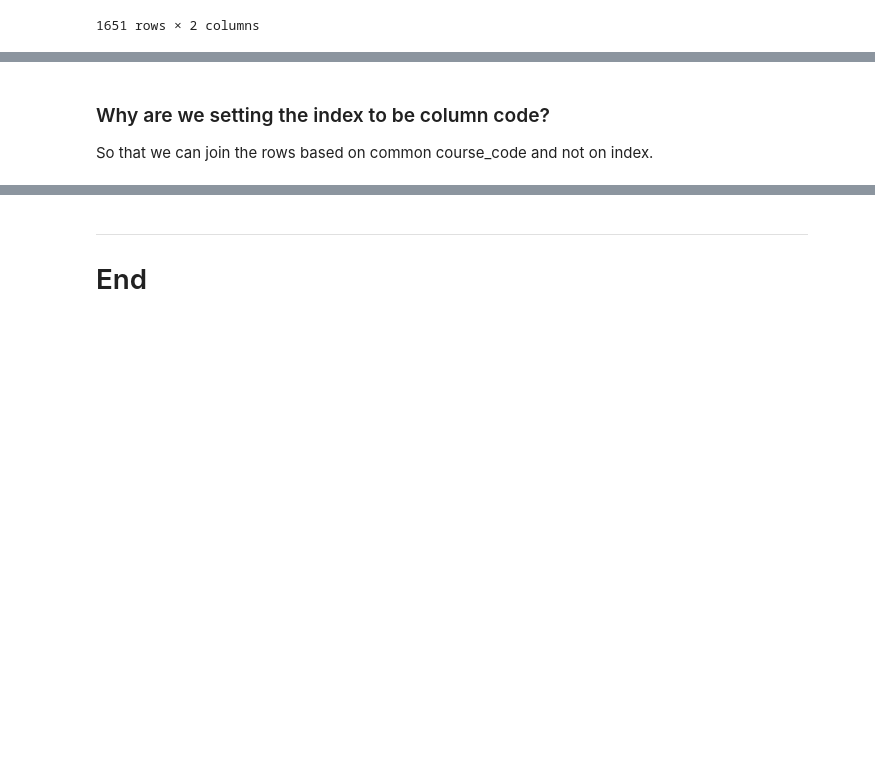
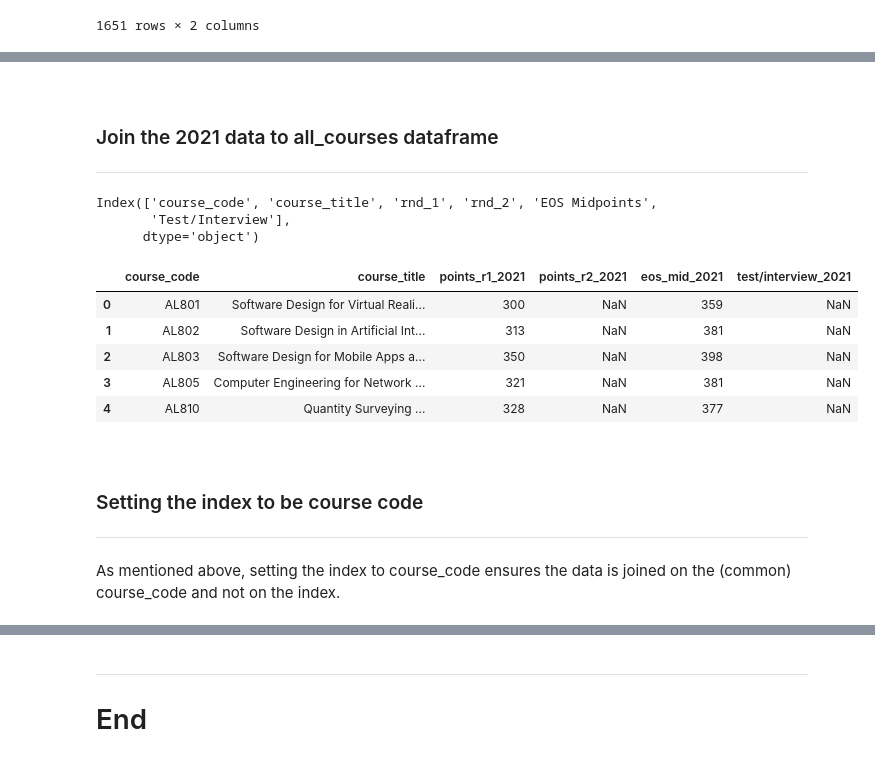
Before and after one commit to Izardo/Fundamentals_of_Data_Analysis, a Jupyter notebook: cao.ipynb, the cells around one changed output, grey strips where cells are left out. Cells and saved outputs as stored; diff of their text form; code cells hidden in the pictures; blank space fills up the shorter version.

```diff
--- a/cao.ipynb
+++ b/cao.ipynb
@@ -229,9 +265,9 @@ df_2021
 # %%
 # Save file path to a variable.
-eos_excel = 'data/CAOPointsCharts2021.xlsx'
+file = 'data/cao_point_2021.xlsx'
 # %%
 # Read in data.
-eos_2021 = pd.read_excel(eos_excel, skiprows=11, engine='openpyxl') # Use openpyxl to open xlsx spreadsheet.
+eos_2021 = pd.read_excel(file, skiprows=11, engine='openpyxl') # Use openpyxl to open xlsx spreadsheet.
 
 # Check data.
 eos_2021.head()
@@ -250,5 +280,0 @@ eos_2021.head()
-# %%
-# Delete irrelevant columns.
-eos_2021 = eos_2021.drop(columns=['Course Title', 'CATEGORY (ISCED Description)', 'R1 Points', 'R1 Random', 'R2 Points ', 'R2 Random', 'EOS Points', 'EOS Random', 'Course Level', 'HEI', 'AVP', 'v'])
-
-eos_2021
@@ -690,0 +764,30 @@ df_2021
+# %% [markdown]
+<br>
+
+### Join the 2021 data to all_courses dataframe
+***
+# %%
+# View column names.
+df_2021.columns
+# %% [output]
+Index(['course_code', 'course_title', 'rnd_1', 'rnd_2', 'EOS Midpoints',
+       'Test/Interview'],
+      dtype='object')
+# %%
+# Change df_2021 column names to include the year.
+df_2021.columns = ['course_code',
+                   'course_title',
+                   'points_r1_2021',
+                   'points_r2_2021',
+                   'eos_mid_2021',
+                   'test/interview_2021']
+
+# Check dataframe.
+df_2021.head()
+# %% [output]
+|  | course_code | course_title | points_r1_2021 | points_r2_2021 | eos_mid_2021 | test/interview_2021 |
+| 0 | AL801 | Software Design for Virtual Reali... | 300 | NaN | 359 | NaN |
+| 1 | AL802 | Software Design in Artificial Int... | 313 | NaN | 381 | NaN |
+| 2 | AL803 | Software Design for Mobile Apps a... | 350 | NaN | 398 | NaN |
+| 3 | AL805 | Computer Engineering for Network ... | 321 | NaN | 381 | NaN |
+| 4 | AL810 | Quantity Surveying ... | 328 | NaN | 377 | NaN |
@@ -691,4 +800,7 @@ df_2021
 # %% [markdown]
-### Why are we setting the index to be column code?
+<br>
 
-So that we can join the rows based on common course_code and not on index.
+### Setting the index to be course code
+***
+
+As mentioned above, setting the index to course_code ensures the data is joined on the (common) course_code and not on the index.
```
Also changed, not shown: parts of 77 cells of this notebook.
